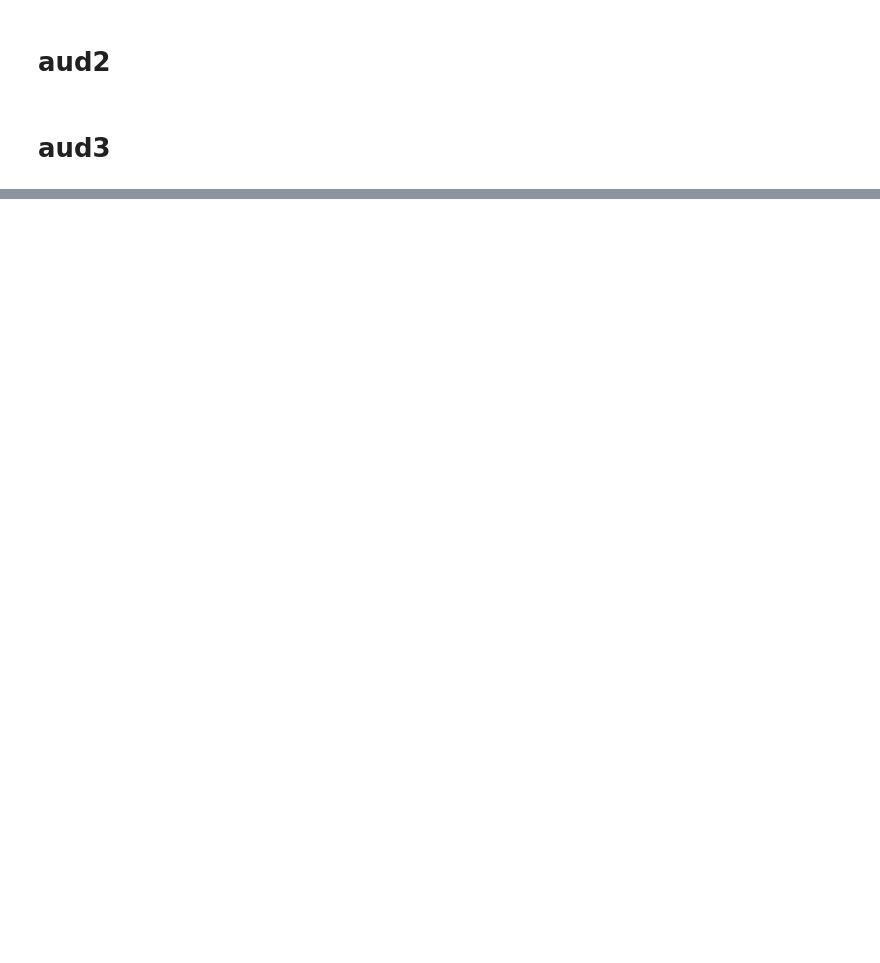
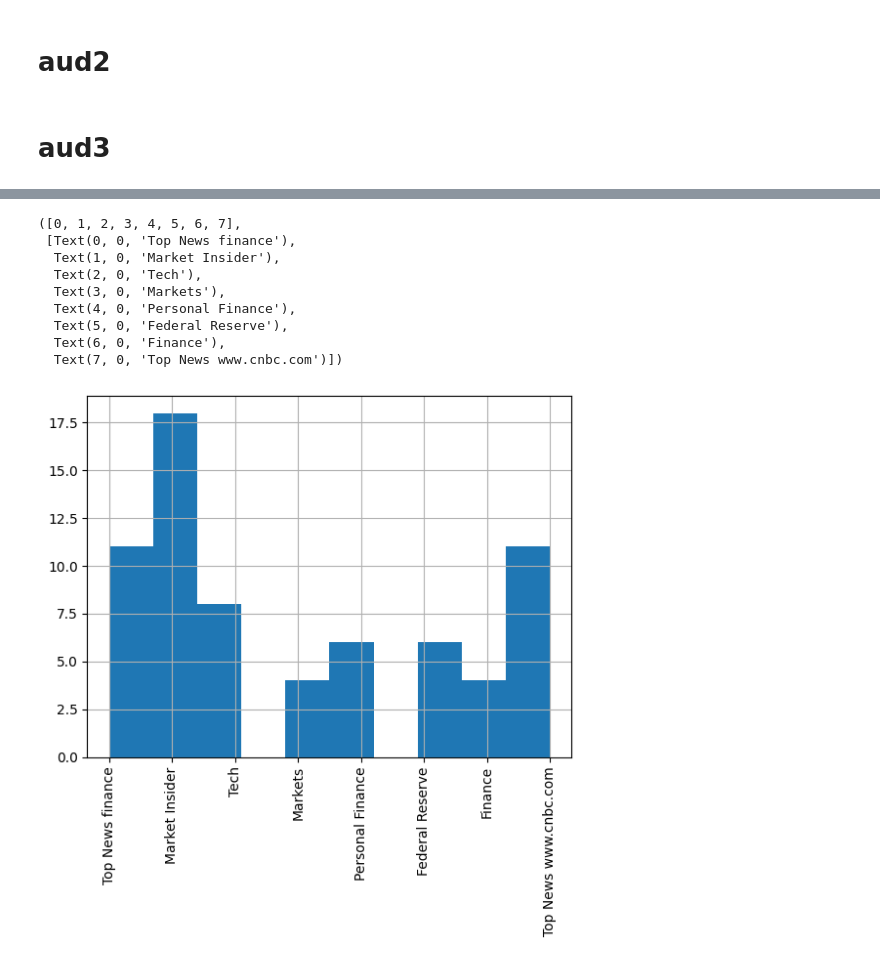
Before and after one commit to sofe1204/colaboratory, a Jupyter notebook: vezbi.ipynb, the cells around one changed output, grey strips where cells are left out. Cells and saved outputs as stored; diff of their text form; code cells hidden in the pictures; blank space fills up the shorter version.

```diff
--- a/vezbi.ipynb
+++ b/vezbi.ipynb
@@ -122,0 +211,3 @@ df_health
+# %%
+df = pd.read_csv('/content/csv_files/data_concat_finance_health.csv')
+df.median()
@@ -122,0 +279,14 @@ df_health
+# %%
+df['Class'].hist()
+plt.xticks(rotation=90) # rotacija na dolnite vrednosti za da ne se preklopuvaat
+# %% [output]
+([0, 1, 2, 3, 4, 5, 6, 7],
+ [Text(0, 0, 'Top News finance'),
+  Text(1, 0, 'Market Insider'),
+  Text(2, 0, 'Tech'),
+  Text(3, 0, 'Markets'),
+  Text(4, 0, 'Personal Finance'),
+  Text(5, 0, 'Federal Reserve'),
+  Text(6, 0, 'Finance'),
+  Text(7, 0, 'Top News www.cnbc.com')])
+[figure, added]
```
Also changed, not shown: parts of 37 cells of this notebook.
